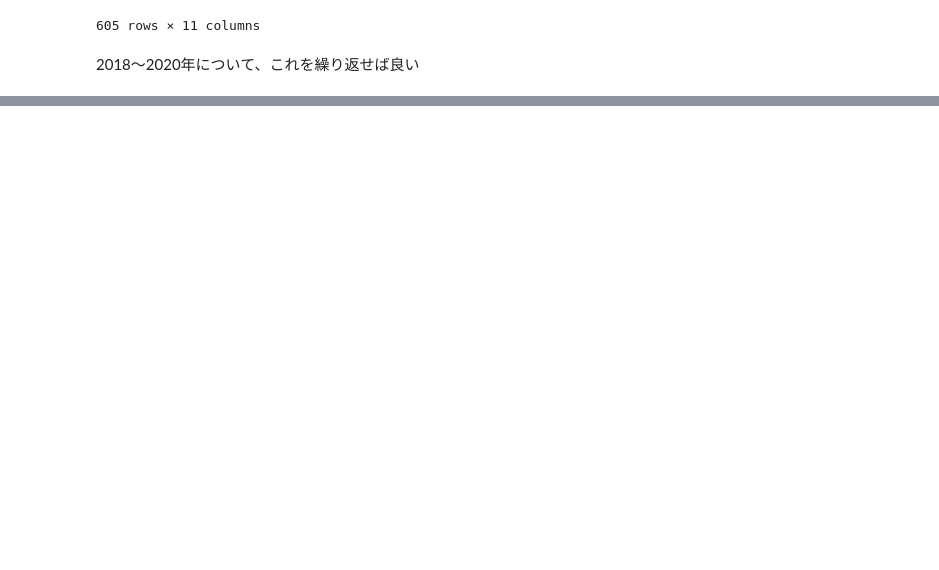
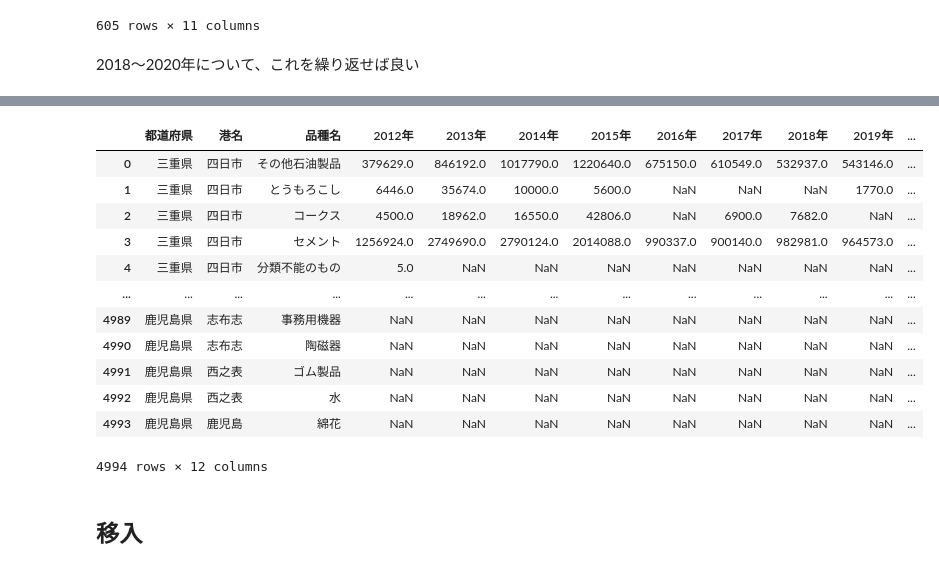
Before and after one commit to dicechick373/dicechick373, a Jupyter notebook: 播磨臨海地域の特徴.ipynb, the cells around one changed output, grey strips where cells are left out. Saved outputs shown, nothing was run; the diff lists cells and outputs as text; code cells hidden in the pictures; blank space fills up the shorter version.

```diff
--- a/播磨臨海地域の特徴.ipynb
+++ b/播磨臨海地域の特徴.ipynb
@@ -276,0 +405,31 @@ df
+# %%
+params_emigration = [
+    { 'time' : '2012年' , 'url' : 'https://www.mlit.go.jp/common/001277673.xls' },
+    { 'time' : '2013年' , 'url' : 'https://www.mlit.go.jp/common/001277689.xls' },
+    { 'time' : '2014年' , 'url' : 'https://www.mlit.go.jp/common/001277704.xls' },
+    { 'time' : '2015年' , 'url' : 'https://www.mlit.go.jp/common/001277718.xls' },
+    { 'time' : '2016年' , 'url' : 'https://www.mlit.go.jp/k-toukei/content/001448501.xlsx' },
+    { 'time' : '2017年' , 'url' : 'https://www.mlit.go.jp/k-toukei/content/001448522.xlsx' },
+    { 'time' : '2018年' , 'url' : 'https://www.mlit.go.jp/k-toukei/content/001448547.xlsx' },
+    { 'time' : '2019年' , 'url' : 'https://www.mlit.go.jp/k-toukei/content/001448584.xlsx' },
+    { 'time' : '2020年' , 'url' : 'https://www.mlit.go.jp/k-toukei/content/001448039.xlsx' },
+]
+# %%
+df_emigration = get_merge_dataframe(params_emigration)
+df_emigration
+# %% [output]
+|  | 都道府県 | 港名 | 品種名 | 2012年 | 2013年 | 2014年 | 2015年 | 2016年 | 2017年 | 2018年 | 2019年 | ... |
+| 0 | 三重県 | 四日市 | その他石油製品 | 379629.0 | 846192.0 | 1017790.0 | 1220640.0 | 675150.0 | 610549.0 | 532937.0 | 543146.0 | ... |
+| 1 | 三重県 | 四日市 | とうもろこし | 6446.0 | 35674.0 | 10000.0 | 5600.0 | NaN | NaN | NaN | 1770.0 | ... |
+| 2 | 三重県 | 四日市 | コークス | 4500.0 | 18962.0 | 16550.0 | 42806.0 | NaN | 6900.0 | 7682.0 | NaN | ... |
+| 3 | 三重県 | 四日市 | セメント | 1256924.0 | 2749690.0 | 2790124.0 | 2014088.0 | 990337.0 | 900140.0 | 982981.0 | 964573.0 | ... |
+| 4 | 三重県 | 四日市 | 分類不能のもの | 5.0 | NaN | NaN | NaN | NaN | NaN | NaN | NaN | ... |
+| ... | ... | ... | ... | ... | ... | ... | ... | ... | ... | ... | ... | ... |
+| 4989 | 鹿児島県 | 志布志 | 事務用機器 | NaN | NaN | NaN | NaN | NaN | NaN | NaN | NaN | ... |
+| 4990 | 鹿児島県 | 志布志 | 陶磁器 | NaN | NaN | NaN | NaN | NaN | NaN | NaN | NaN | ... |
+| 4991 | 鹿児島県 | 西之表 | ゴム製品 | NaN | NaN | NaN | NaN | NaN | NaN | NaN | NaN | ... |
+| 4992 | 鹿児島県 | 西之表 | 水 | NaN | NaN | NaN | NaN | NaN | NaN | NaN | NaN | ... |
+| 4993 | 鹿児島県 | 鹿児島 | 綿花 | NaN | NaN | NaN | NaN | NaN | NaN | NaN | NaN | ... |
+4994 rows × 12 columns
+# %% [markdown]
+## 移入
```
Also changed, not shown: parts of 23 cells of this notebook.
